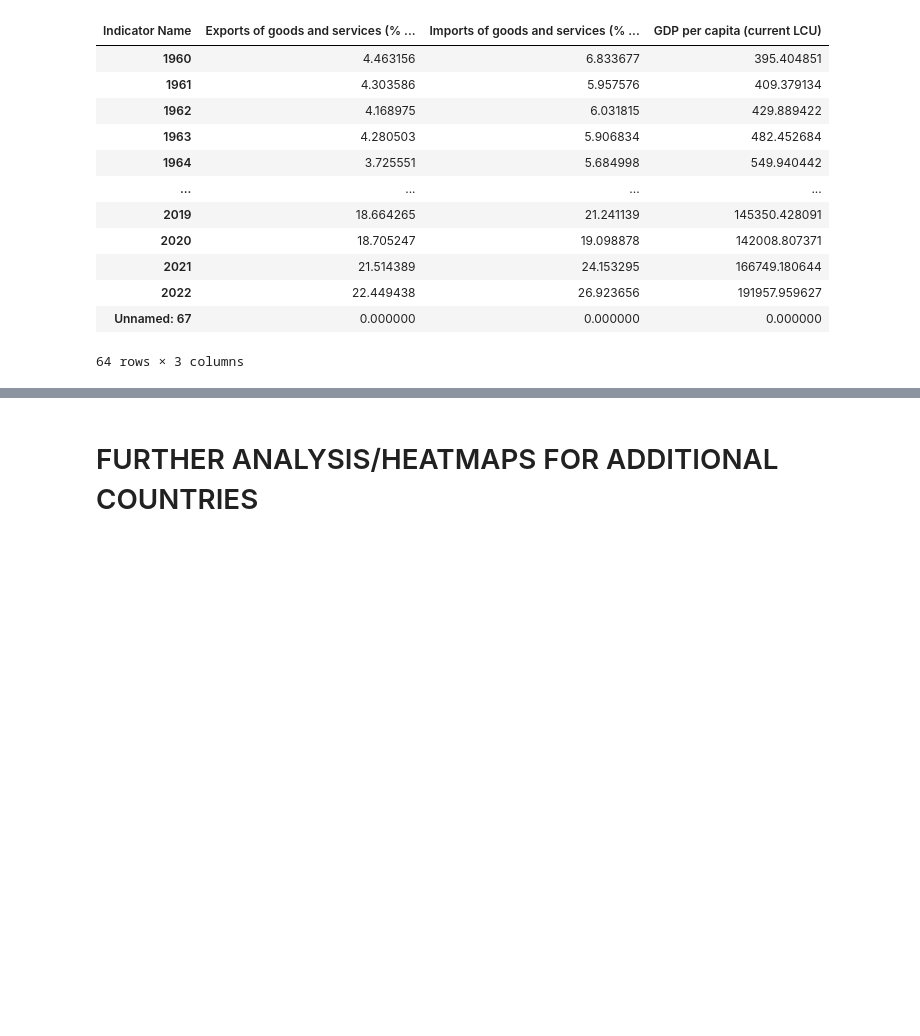
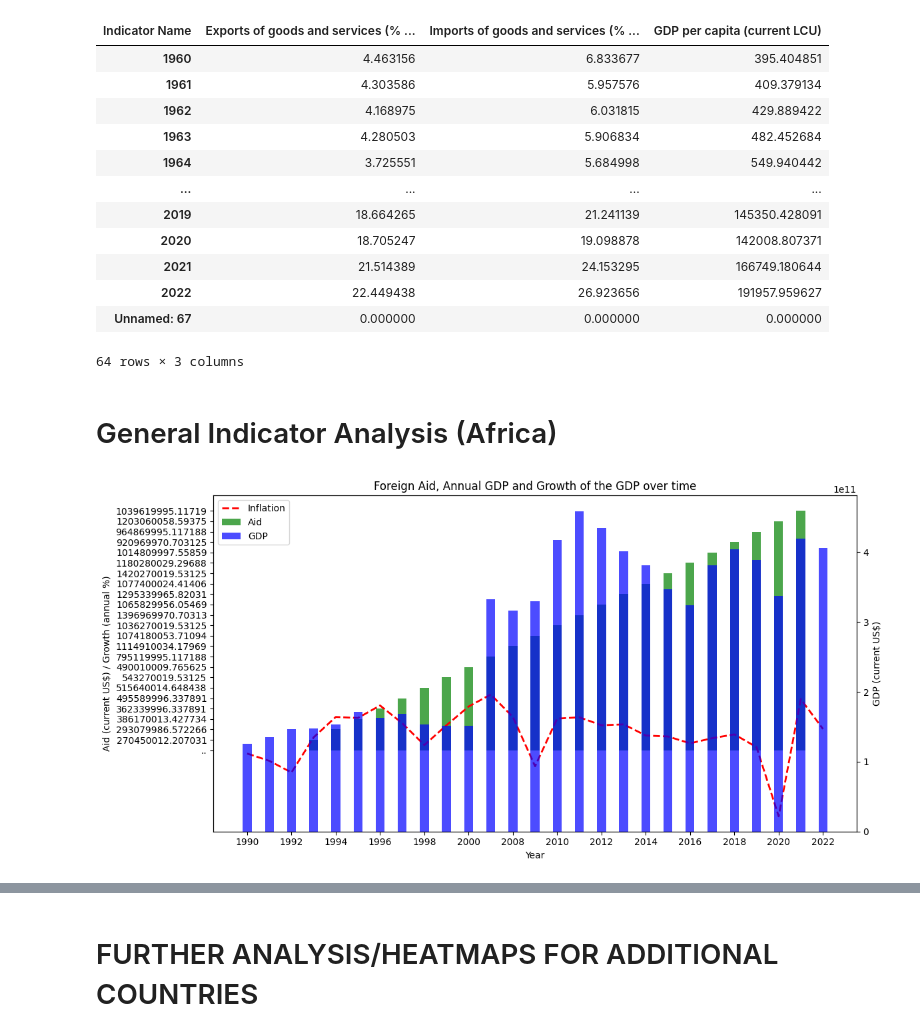
Before and after one commit to TarikTornes/IBMz-Datathon, a Jupyter notebook: NationAnalysis.ipynb, the cells around one changed output, grey strips where cells are left out. Cells and saved outputs as stored; diff of their text form; code cells hidden in the pictures; blank space fills up the shorter version.

```diff
--- a/NationAnalysis.ipynb
+++ b/NationAnalysis.ipynb
@@ -458,3 +555,56 @@ df2[graph3_2]
 | 2022 | 22.449438 | 26.923656 | 191957.959627 |
 | Unnamed: 67 | 0.000000 | 0.000000 | 0.000000 |
 64 rows × 3 columns
+# %% [markdown]
+# General Indicator Analysis (Africa)
+# %%
+demographs = pd.read_csv('IBMZDATATHON2023_Dataset/GOODAFRICA.csv', sep = ";")
+# %%
+selection = demographs[['Date', 'Population growth (annual %)', 'Life expectancy at birth, total (years)',
+                        'Fertility rate, total (births per woman)',	'GDP (current US$)', 'GDP growth (annual %)',
+                        'Net official development assistance and official aid received (current US$)',"Secondary education, general pupils"]]
+# %%
+# Extract the data for the chart
+years = selection['Date']
+gdp = selection['GDP (current US$)']
+aid = selection['Net official development assistance and official aid received (current US$)']
+inflation = selection['GDP growth (annual %)']
+
+# Create an array to represent the x-axis positions
+x = range(len(years))
+
+# Create a figure and axes with two y-axes
+fig, ax1 = plt.subplots(figsize=(12, 6))
+ax2 = ax1.twinx()
+
+# Create bars for Aid on the left y-axis
+ax1.bar(x, aid, width=0.4, label='Aid', color='g', alpha=0.7, zorder=2)  # Set zorder to place Aid in front
+ax1.set_ylabel('Aid (current US$)')
+
+# Create bars for GDP on the right y-axis
+ax2.bar(x, gdp, width=0.4, label='GDP', color='b', alpha=0.7, zorder=1)  # Set zorder to place GDP behind
+ax2.set_ylabel('GDP (current US$)')
+
+# Plot Inflation as a line on the left y-axis
+ax1.plot(x, inflation, label='Inflation', color='r', linestyle='--', linewidth=2, zorder=3)  # Set zorder to place Inflation in front
+ax1.set_ylabel('Aid (current US$) / Growth (annual %)')
+
+# Set the x-axis labels to be every two years
+x_labels = years[::2]  # Display every two years
+x_ticks = x[::2]  # Corresponding x-axis positions
+plt.xticks(x_ticks, x_labels, rotation=45)
+ax1.set_xlabel('Year')
+
+# Combine the legends
+lines1, labels1 = ax1.get_legend_handles_labels()
+lines2, labels2 = ax2.get_legend_handles_labels()
+ax1.legend(lines1 + lines2, labels1 + labels2, loc='upper left')
+
+# Set a title for the chart
+plt.title('Foreign Aid, Annual GDP and Growth of the GDP over time')
+
+# Display the chart
+plt.tight_layout()
+plt.show()
+# %% [output]
+[figure, added]
```
Also changed, not shown: parts of 17 cells of this notebook.
